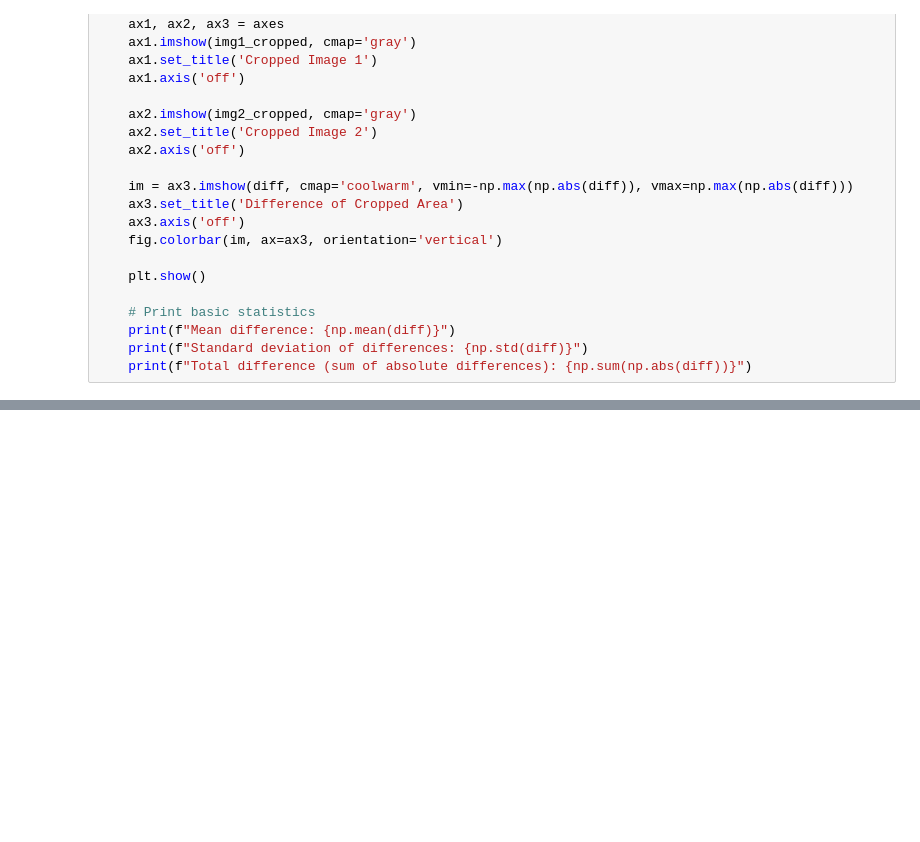
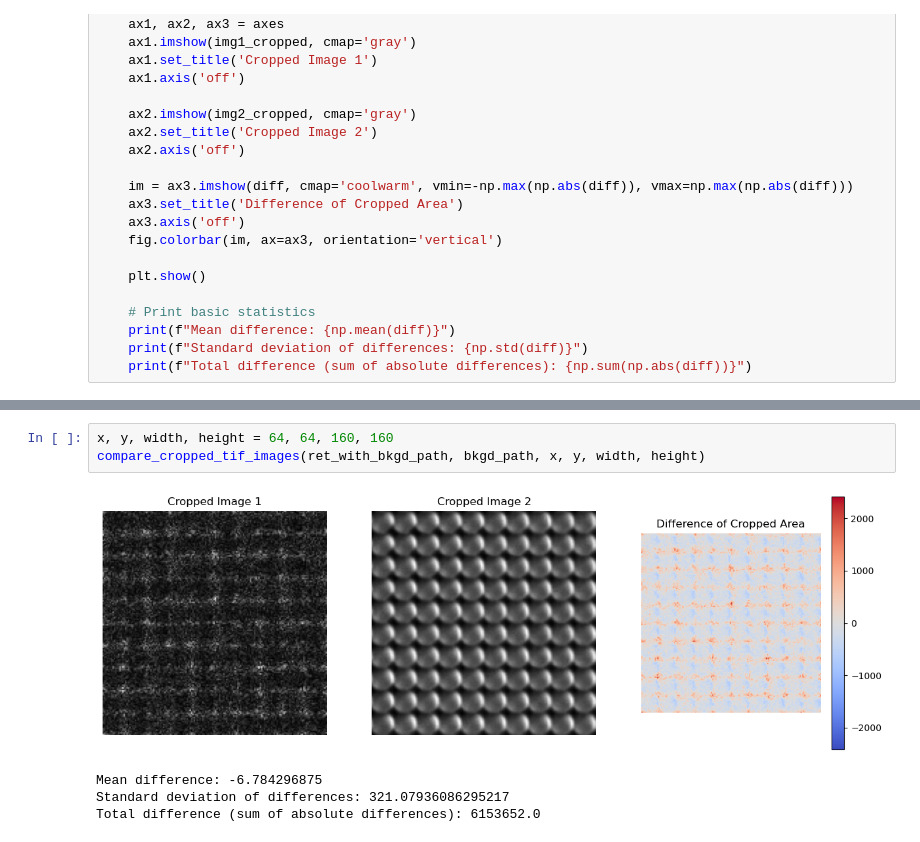
Before and after one commit to gschlafly/pol-analyze, a Jupyter notebook: compare_ret_wwo_bkgd.ipynb, the cells around one changed output, grey strips where cells are left out. Drawn from its saved outputs; the diff is of its cells as text; blank space fills up the shorter version.

```diff
--- a/compare_ret_wwo_bkgd.ipynb
+++ b/compare_ret_wwo_bkgd.ipynb
@@ -110,0 +121,8 @@ Total difference (sum of absolute differences): 234488754.0
+# %%
+x, y, width, height = 64, 64, 160, 160
+compare_cropped_tif_images(ret_with_bkgd_path, bkgd_path, x, y, width, height)
+# %% [output]
+[figure, added]
+Mean difference: -6.784296875
+Standard deviation of differences: 321.07936086295217
+Total difference (sum of absolute differences): 6153652.0
```
Also changed, not shown: parts of 4 cells of this notebook, 3 other files.
